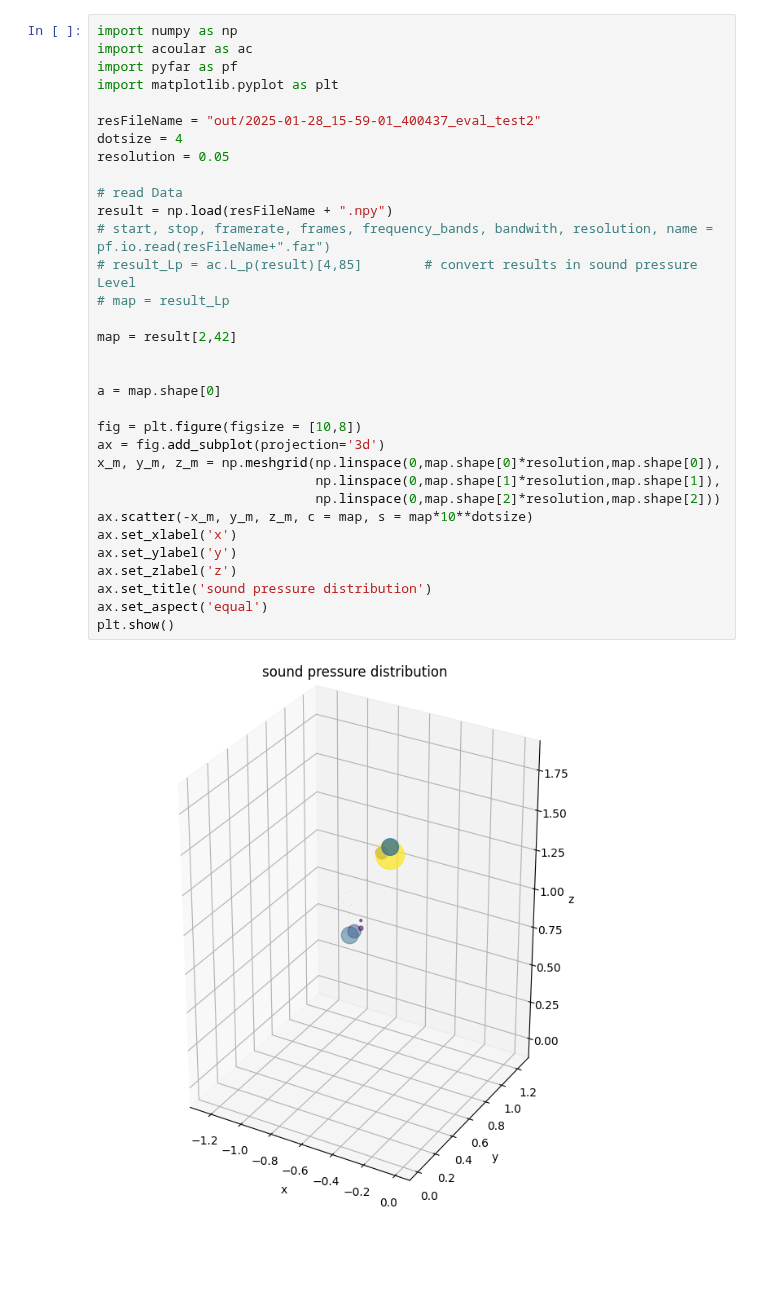
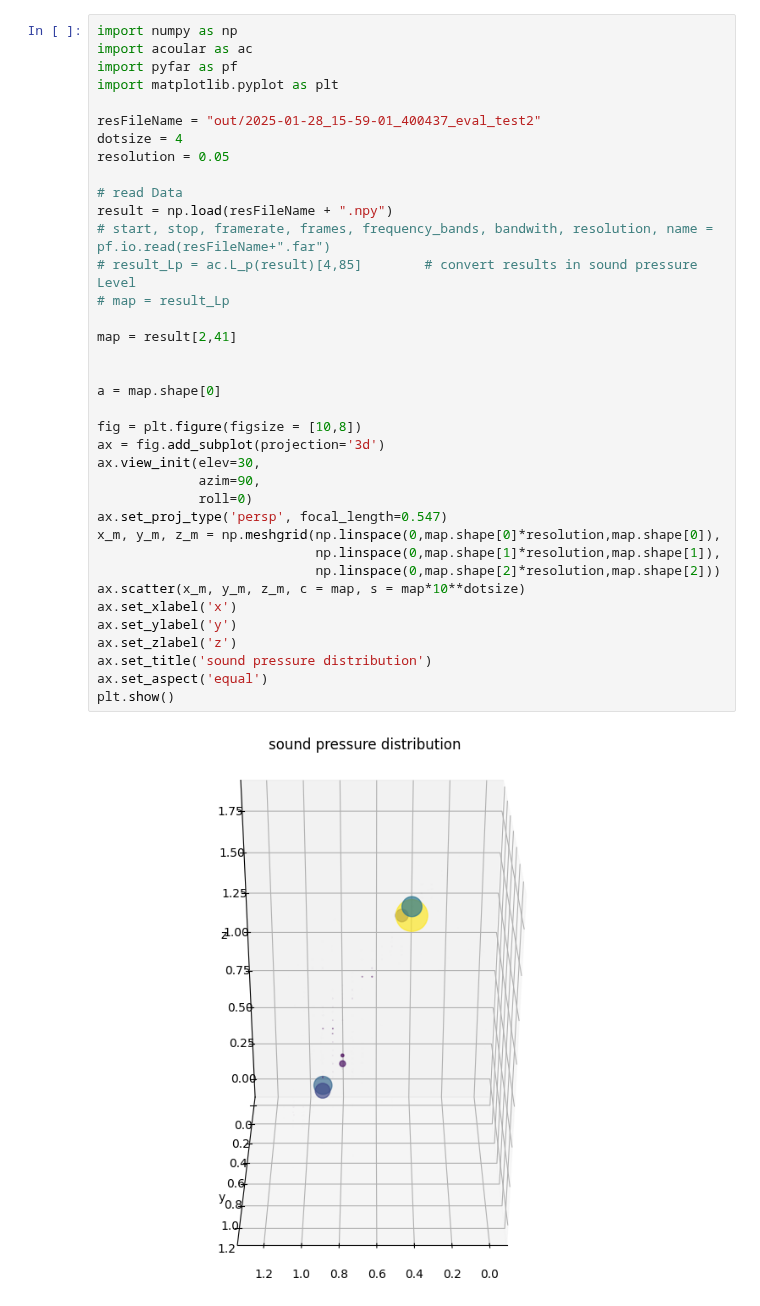
Before and after one commit to Floloffel/Bassoon2425, a Jupyter notebook: evaluation/visualisation test.ipynb, the cells around one changed output. Saved outputs shown, nothing was run; the diff lists cells and outputs as text; blank space fills up the shorter version.

```diff
--- a/evaluation/visualisation test.ipynb
+++ b/evaluation/visualisation test.ipynb
@@ -3,33 +3,37 @@ import numpy as np
 import acoular as ac
 import pyfar as pf
 import matplotlib.pyplot as plt
 
 resFileName = "out/2025-01-28_15-59-01_400437_eval_test2"
 dotsize = 4
 resolution = 0.05
 
 # read Data
 result = np.load(resFileName + ".npy")
 # start, stop, framerate, frames, frequency_bands, bandwith, resolution, name = pf.io.read(resFileName+".far")
 # result_Lp = ac.L_p(result)[4,85]        # convert results in sound pressure Level
 # map = result_Lp
 
-map = result[2,42]
+map = result[2,41]
 
 
 a = map.shape[0]
 
 fig = plt.figure(figsize = [10,8])
 ax = fig.add_subplot(projection='3d')
+ax.view_init(elev=30,
+             azim=90,
+             roll=0)
+ax.set_proj_type('persp', focal_length=0.547)
 x_m, y_m, z_m = np.meshgrid(np.linspace(0,map.shape[0]*resolution,map.shape[0]),
                             np.linspace(0,map.shape[1]*resolution,map.shape[1]),
                             np.linspace(0,map.shape[2]*resolution,map.shape[2]))
-ax.scatter(-x_m, y_m, z_m, c = map, s = map*10**dotsize)
+ax.scatter(x_m, y_m, z_m, c = map, s = map*10**dotsize)
 ax.set_xlabel('x')
 ax.set_ylabel('y')
 ax.set_zlabel('z')
 ax.set_title('sound pressure distribution')
 ax.set_aspect('equal')
 plt.show()
 # %% [output]
-[figure, old version]
+[figure, new version]
```
Also changed, not shown: parts of 2 cells of this notebook.
